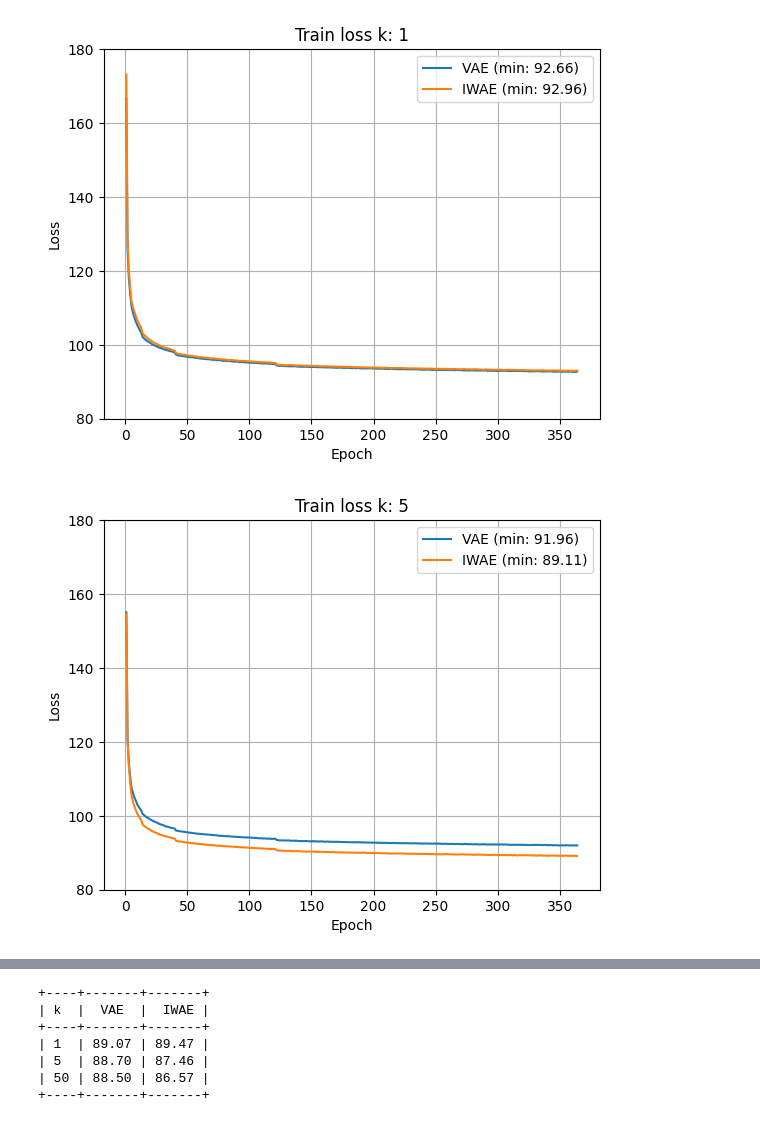
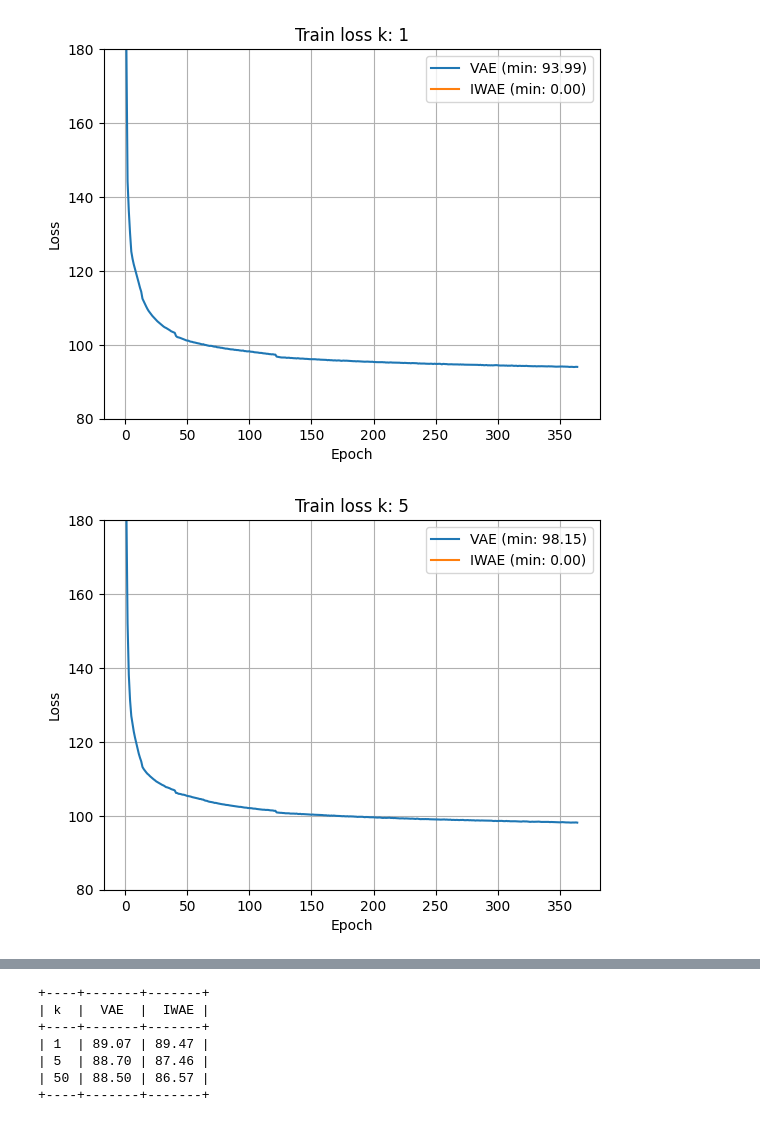
Before and after one commit to alexlemo20/AML_project, a Jupyter notebook: create_plots.ipynb, the cells around one changed output, grey strips where cells are left out. Saved outputs shown, nothing was run; the diff lists cells and outputs as text; code cells hidden in the pictures.

Commit message:
training

```diff
--- a/create_plots.ipynb
+++ b/create_plots.ipynb
@@ -17,15 +17,15 @@ def plot_loss(vae_loss, iwae_loss, output_file, title):
     plt.show()
 # %%
 for k in [1,5,50]:
-    vae_file = f"outputs/L1/k{k}_vae_train_loss.pt"
-    iwae_file = f"outputs/L1/k{k}_iwae_train_loss.pt"
+    vae_file = f"outputs/L2/k{k}_vae_train_loss.pt"
+    #iwae_file = f"outputs/L2/k{k}_iwae_train_loss.pt"
     title = f"Train loss k: {k}"
-    output_file = f"k{k}_loss.png"
+    output_file = f"L2/k{k}_loss.png"
 
     vae_loss = torch.load(vae_file).numpy()
-    iwae_loss = torch.load(iwae_file).numpy()
+    #iwae_loss = torch.load(iwae_file).numpy()
 
-    plot_loss(vae_loss, iwae_loss, output_file, title)
+    plot_loss(vae_loss, [0], output_file, title)
 # %% [output]
-[figure, old version]
+[figure, new version]
-[figure, old version]
+[figure, new version]
```
Also changed, not shown: parts of 1 cell of this notebook, 16 other files.
